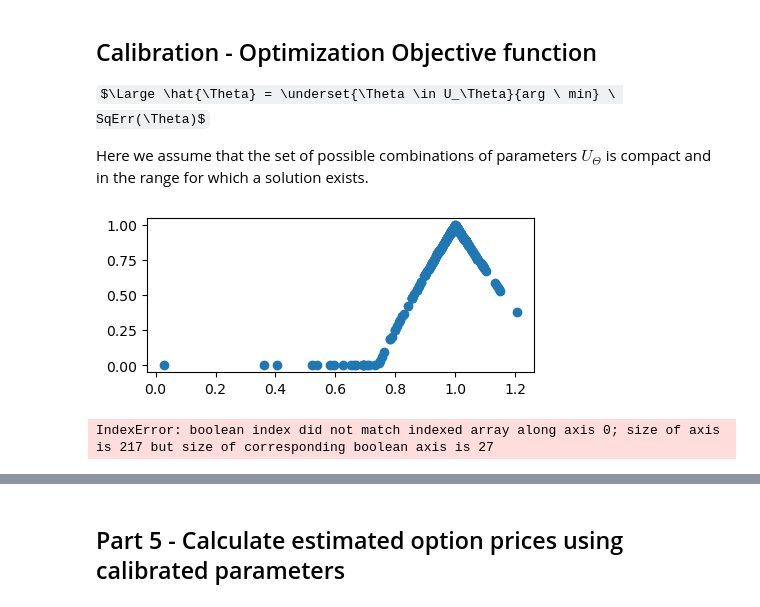
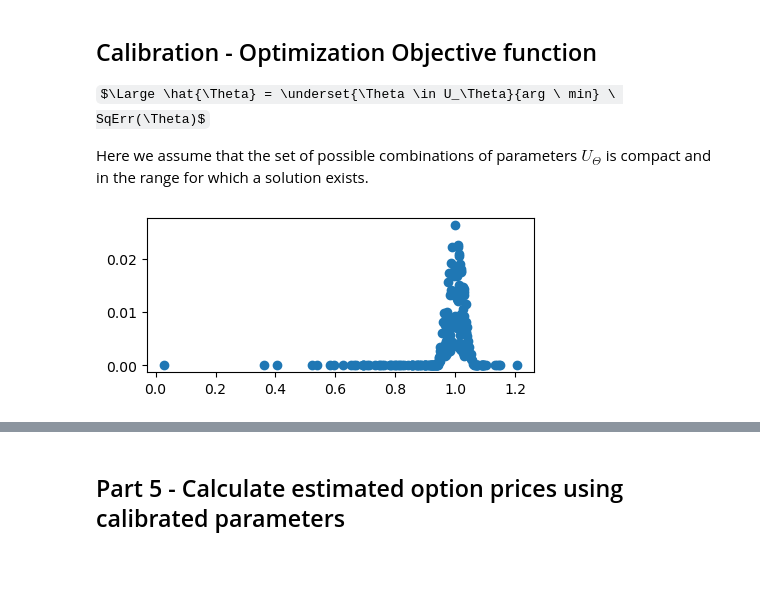
Before and after one commit to MassilGG/Rough-Volatility, a Jupyter notebook: Notebook.ipynb, the cells around one changed output, grey strips where cells are left out. Saved outputs shown, nothing was run; the diff lists cells and outputs as text; code cells hidden in the pictures; some formulas as TeX source; blank space fills up the shorter version.

Commit message:
Some improvements on Heston parameter optimisation and test of a first rHeston implementation

```diff
--- a/Notebook.ipynb
+++ b/Notebook.ipynb
@@ -489,36 +493,38 @@ S0 = S0
 r = 0.037
 
 # Per-row maturity in years
 tau = df["T"].astype(float).to_numpy()
 
 # Per-row strike
 K = df["STRIKE"].astype(float).to_numpy()
 
 # Market implied vol target
 iv_mkt = df["IV_MID"].astype(float).to_numpy()
 
 m = df["MONEYNESS"].astype(float).to_numpy()
 
 opt_type = df["TYPE"].to_numpy()
 
 # ---- Weight only in a band around ATM (m ≈ 1) ----
 # Use log-moneyness for symmetry
 k = np.log(np.maximum(m, 1e-12))
 
-band = 0.3 # tune (0.05–0.12 typical)
-w = np.clip(1.0 - np.abs(k) / band, 0.0, 1.0)  # soft band
+band = 0.06  # tune (0.05–0.12 typical)
+w = np.clip(1.0 - np.abs(k) / band, 0.0, 1.0)
+w = w / np.sqrt(tau)  # courtes maturités pèsent plus
+w = w / w.sum()       # normaliser
 # hard band alternative:
 # w = (np.abs(k) <= band).astype(float)
 
 if w.sum() == 0:
     w[:] = 1.0
 
 
 plt.figure(figsize=(5,2))
 plt.scatter(m,w)
 plt.show()
 # %% [output]
-[figure, old version]
+[figure, new version]
 # %%
 # ---- Start parameter guesses (robust defaults) ----
 mask_atm = np.abs(k) < 0.02
@@ -544,15 +550,19 @@ bnds = [
     (-5.0, 5.0),     # lambd
 ]
 
-def SqErr(x): #TAKES W
+def SqErr(x):
     v0, kappa, theta, sigma, rho, lambd = x
+    try:
+        iv_model = heston_iv_model(S0, K, tau, r, q, v0, kappa, theta, sigma, rho, lambd)
 
-    iv_model = heston_iv_model(S0, K, tau, r, q, v0, kappa, theta, sigma, rho, lambd)
-    resid = iv_model - iv_mkt
-    loss = np.sum(w * resid**2) / np.sum(w)
-    return loss
+        valid = np.isfinite(iv_model)
+        if valid.sum() < 3:
+            return 1e10
+
+        resid = iv_model[valid] - iv_mkt[valid]
+        return np.sum(w[valid] * resid**2) / np.sum(w[valid])
+    except:
+        return 1e10
-# %% [output]
-IndexError: boolean index did not match indexed array along axis 0; size of axis is 217 but size of corresponding boolean axis is 27
 # %%
 %%time
 iv_out = heston_iv_model(S0, K, tau, r, q, V0, kappa=2, theta=V0, sigma=0.6, rho=-0.6, lambd=0)
```
Also changed, not shown: parts of 42 cells of this notebook.
